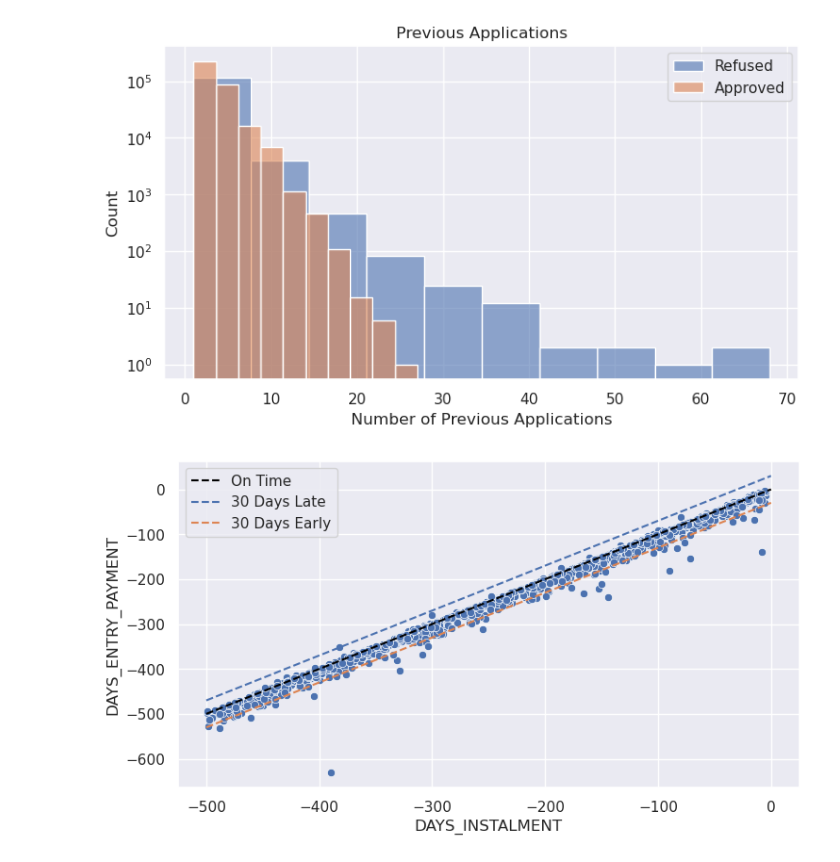
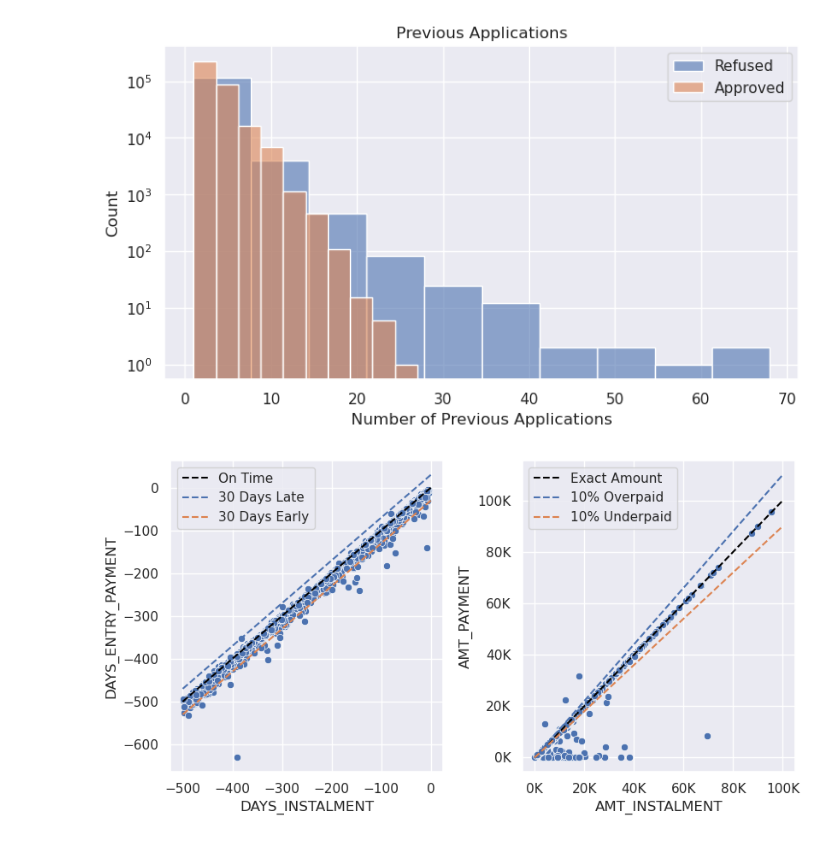
Before and after one commit to gediminas-skvarnavicius/home-credit-group-ml, a Jupyter notebook: EDA.ipynb, the cells around one changed output. Cells and saved outputs as stored; diff of their text form; code cells hidden in the pictures.

```diff
--- a/EDA.ipynb
+++ b/EDA.ipynb
@@ -446,20 +443,62 @@ ax_previous_counts.set_yscale('log')
 # %% [output]
 [figure]
 # %%
-fig_days_late, ax_days_late = plt.subplots(figsize=BASE_FIG_SIZE)
+fig_days_late, ax_days_late = plt.subplots(1, 2, figsize=BASE_FIG_SIZE)
 x = np.linspace(-500, 0)
 sns.scatterplot(
     y=installments_payments.filter(pl.col("DAYS_INSTALMENT") > -500)[
         "DAYS_ENTRY_PAYMENT"
     ].sample(1000, seed=1),
     x=installments_payments.filter(pl.col("DAYS_INSTALMENT") > -500)[
         "DAYS_INSTALMENT"
     ].sample(1000, seed=1),
-    ax=ax_days_late,
+    ax=ax_days_late[0],
 )
-sns.lineplot(x=x, y=x, linestyle="--", label="On Time", color="black", ax=ax_days_late)
-sns.lineplot(x=x, y=x + 30, linestyle="--", label="30 Days Late", ax=ax_days_late)
-sns.lineplot(x=x, y=x - 30, linestyle="--", label="30 Days Early", ax=ax_days_late)
+sns.lineplot(
+    x=x, y=x, linestyle="--", label="On Time", color="black", ax=ax_days_late[0]
+)
+sns.lineplot(x=x, y=x + 30, linestyle="--", label="30 Days Late", ax=ax_days_late[0])
+sns.lineplot(x=x, y=x - 30, linestyle="--", label="30 Days Early", ax=ax_days_late[0])
+
+x_inst = np.linspace(0, 100000)
+sns.scatterplot(
+    y=installments_payments.filter(pl.col("AMT_INSTALMENT") < 100000)[
+        "AMT_PAYMENT"
+    ].sample(1000, seed=1),
+    x=installments_payments.filter(pl.col("AMT_INSTALMENT") < 100000)[
+        "AMT_INSTALMENT"
+    ].sample(1000, seed=1),
+    ax=ax_days_late[1],
+)
+sns.lineplot(
+    x=x_inst,
+    y=x_inst,
+    linestyle="--",
+    label="Exact Amount",
+    color="black",
+    ax=ax_days_late[1],
+)
+sns.lineplot(
+    x=x_inst,
+    y=x_inst + x_inst * 0.1,
+    linestyle="--",
+    label="10% Overpaid",
+    ax=ax_days_late[1],
+)
+sns.lineplot(
+    x=x_inst,
+    y=x_inst - x_inst * 0.1,
+    linestyle="--",
+    label="10% Underpaid",
+    ax=ax_days_late[1],
+)
+ax_days_late[1].xaxis.set_major_formatter(
+    ticker.FuncFormatter(lambda x, pos: "{:,.0f}".format(x / 1000) + "K")
+)
+ax_days_late[1].yaxis.set_major_formatter(
+    ticker.FuncFormatter(lambda x, pos: "{:,.0f}".format(x / 1000) + "K")
+)
+plt.tight_layout()
 plt.show()
 # %% [output]
-[figure, old version]
+[figure, new version]
```
Also changed, not shown: parts of 10 cells of this notebook, 3 other files.
